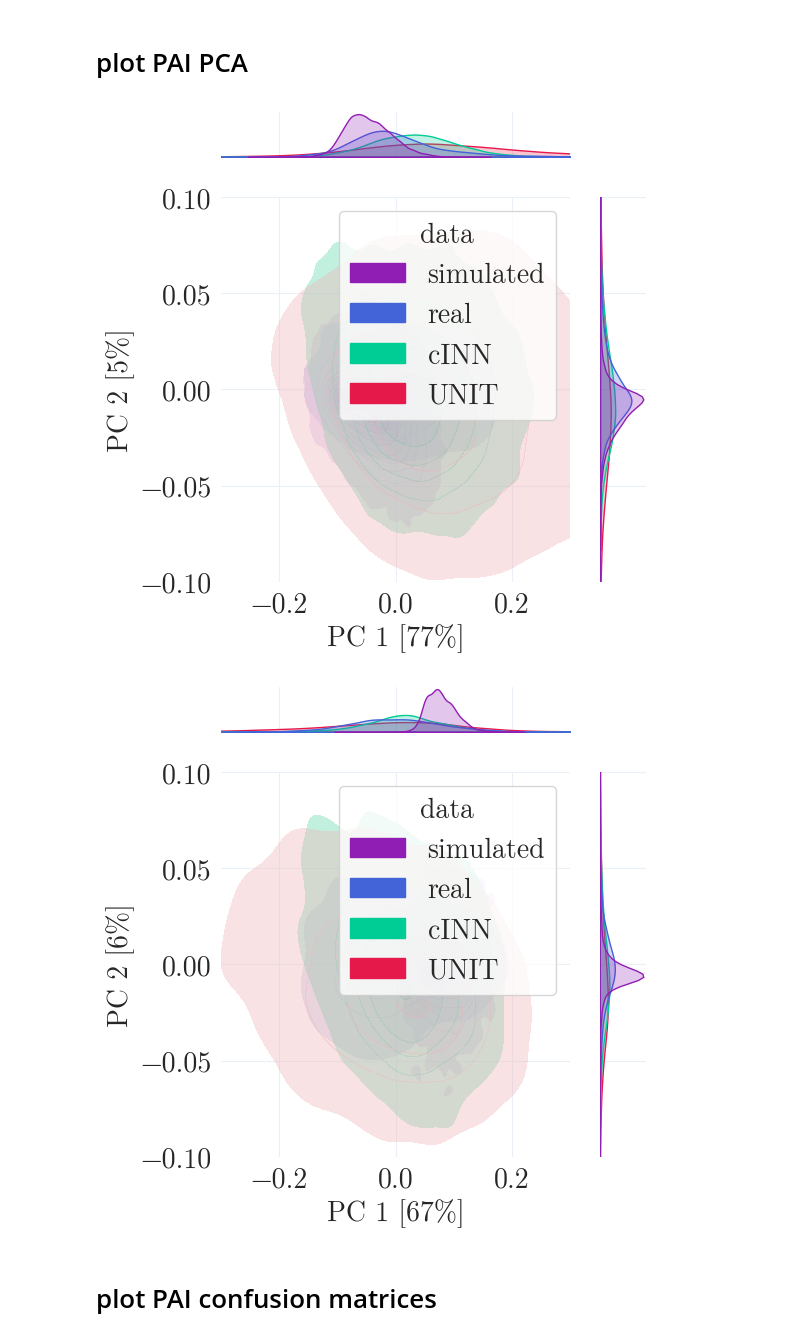
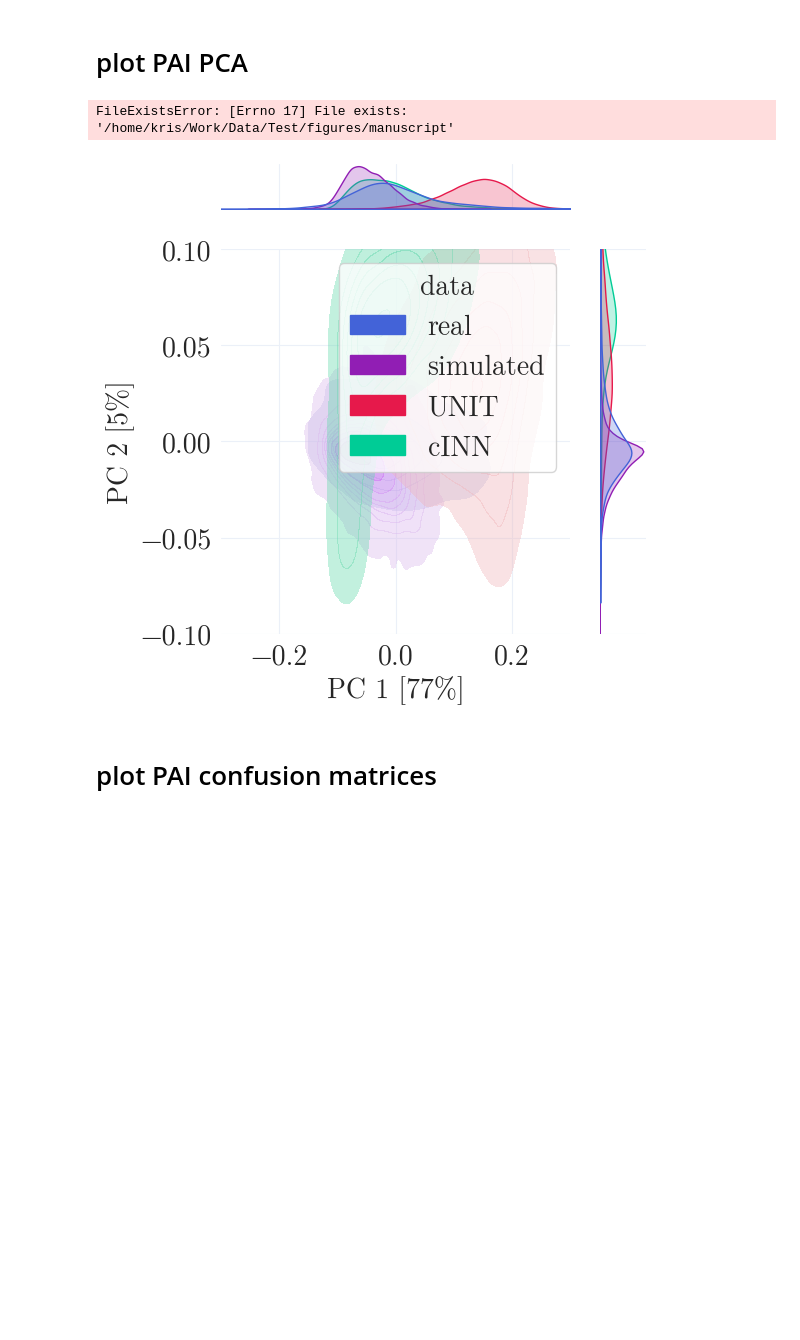
Before and after one commit to IMSY-DKFZ/UDT-cINN, a Jupyter notebook: src/visualization/manuscript_plots.ipynb, the cells around one changed output. Drawn from its saved outputs; the diff is of its cells as text; code cells hidden in the pictures; blank space fills up the shorter version.

```diff
--- a/src/visualization/manuscript_plots.ipynb
+++ b/src/visualization/manuscript_plots.ipynb
@@ -337,6 +343,7 @@ for stage in stages:
     fig.update_yaxes(title="true class", title_font=dict(size=font_size, family=font_type))
     fig.update_layout(font=dict(size=font_size, family=font_type, color='#000000'),
                       margin=dict(l=10, r=0, t=10, b=10))
+    os.makedirs(settings.figures_dir / 'manuscript')
     fig.write_image(settings.figures_dir / 'manuscript' / f'semantic_rf_confusion_matrix_{stage}.pdf')
     fig.write_image(settings.figures_dir / 'manuscript' / f'semantic_rf_confusion_matrix_{stage}.svg')
     fig.write_image(settings.figures_dir / 'manuscript' / f'semantic_rf_confusion_matrix_{stage}.png', scale=2)
@@ -371,6 +380,7 @@ for organ in df.organ.unique():
     leg.set_title("")
     sns.despine(left=True, bottom=True)
     plt.tight_layout()
+    os.makedirs(settings.figures_dir / 'manuscript' / 'semantic_pca')
     plt.savefig(settings.figures_dir / 'manuscript' / 'semantic_pca' / f'semantic_pca_{organ}.pdf')
     plt.savefig(settings.figures_dir / 'manuscript' / 'semantic_pca' / f'semantic_pca_{organ}.png', dpi=300)
     plt.clf()
@@ -410,6 +413,7 @@ for tissue in df.tissue.unique():
     fig.update_xaxes(title_font=dict(size=font_size, family=font_type))
     fig.update_yaxes(title_font=dict(size=font_size, family=font_type))
     fig.for_each_annotation(lambda a: a.update(text=a.text.split("=")[-1]))
+    os.makedirs(settings.figures_dir / 'manuscript')
     fig.write_image(settings.figures_dir / 'manuscript' / f'pai_signal_{tissue}.pdf')
     fig.write_image(settings.figures_dir / 'manuscript' / f'pai_signal_{tissue}.svg')
     fig.write_image(settings.figures_dir / 'manuscript' / f'pai_signal_{tissue}.png', scale=2)
@@ -507,6 +513,7 @@ for tissue in tissues:
                      )
     fig.update_yaxes(title_font=dict(size=font_size, family=font_type))
     fig.for_each_annotation(lambda a: a.update(text=a.text.split("=")[-1]))
+    os.makedirs(settings.figures_dir / 'manuscript')
     fig.write_image(settings.figures_dir / 'manuscript' / f'pai_diff_{tissue}.pdf')
     fig.write_image(settings.figures_dir / 'manuscript' / f'pai_diff_{tissue}.svg')
     fig.write_image(settings.figures_dir / 'manuscript' / f'pai_diff_{tissue}.png', scale=2)
@@ -520,35 +529,36 @@ sns.set_style('whitegrid', {"grid.color": "ebf0f8ff", "grid.linewidth": 1})
 plt.rcParams["font.family"] = "serif"
 plt.rcParams["font.serif"] = [font_type]
 plt.rcParams["font.size"] = 20
 
 for tissue in df.tissue.unique():
     model_file = settings.results_dir / 'pca' / f'pai_pca_{tissue}.joblib'
     model = joblib.load(model_file)
     tmp = df[df['tissue'] == tissue].copy()
     tmp = tmp.rename({'pc_1': f"PC 1 [{round(model.explained_variance_ratio_[0]*100)}%]",
                        'pc_2': f"PC 2 [{round(model.explained_variance_ratio_[1]*100)}%]"},
                      axis=1)
     g = sns.jointplot(data=tmp,
                       x=f"PC 1 [{round(model.explained_variance_ratio_[0]*100)}%]",
                       y=f"PC 2 [{round(model.explained_variance_ratio_[1]*100)}%]",
                       hue="data",
                       kind="kde",
                       fill=True,
                       alpha=0.4,
                       marginal_kws={'common_norm': False},
                       palette=cmap_qualitative,
                       levels=10)
     leg.set_title("")
     plt.xlim(-0.3, 0.3)
     plt.ylim(-0.1, 0.1)
     sns.despine(left=True, bottom=True)
     plt.tight_layout()
+    os.makedirs(settings.figures_dir / 'manuscript')
     plt.savefig(settings.figures_dir / 'manuscript' / f'pai_pca_{tissue}.pdf')
     plt.savefig(settings.figures_dir / 'manuscript' / f'pai_pca_{tissue}.svg')
     plt.savefig(settings.figures_dir / 'manuscript' / f'pai_pca_{tissue}.png', dpi=300)
 # %% [output]
+FileExistsError: [Errno 17] File exists: '/home/kris/Work/Data/Test/figures/manuscript'
-[figure, old version]
+[figure, new version]
-[figure, removed]
 # %% [markdown]
 # plot PAI confusion matrices
 # %%
```
Also changed, not shown: parts of 8 cells of this notebook, 1 other file.
